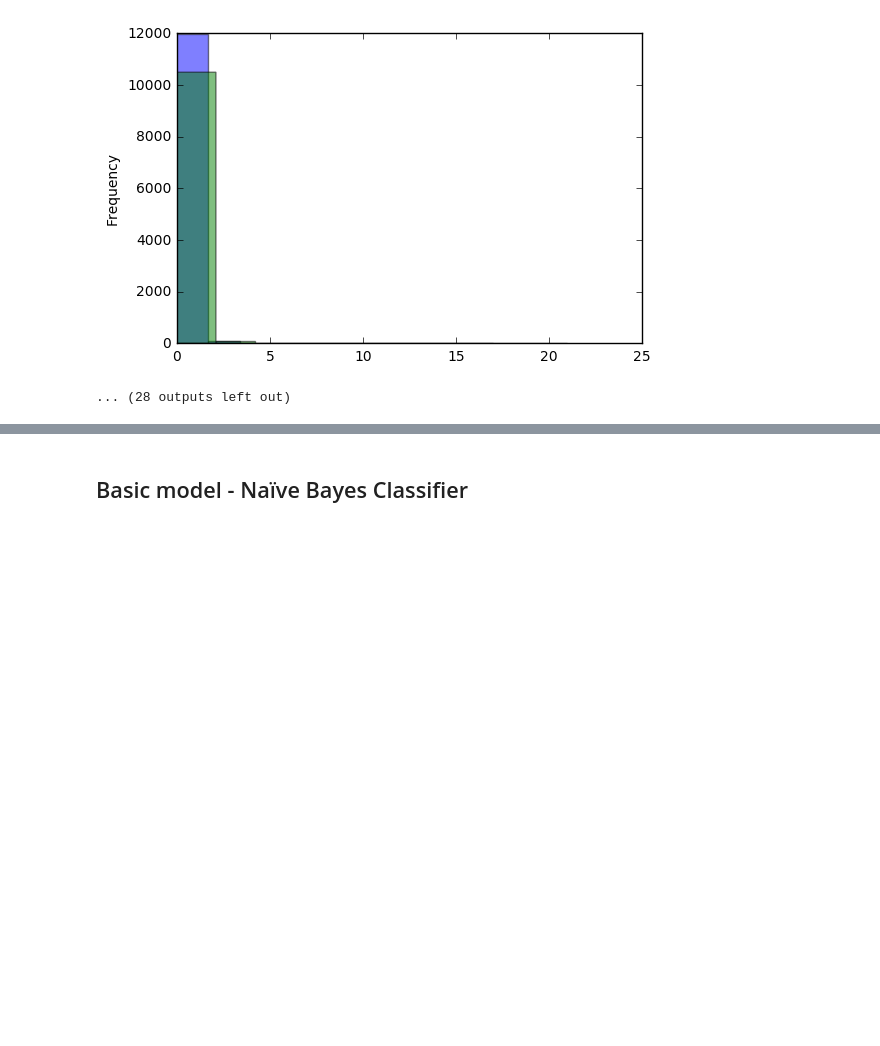
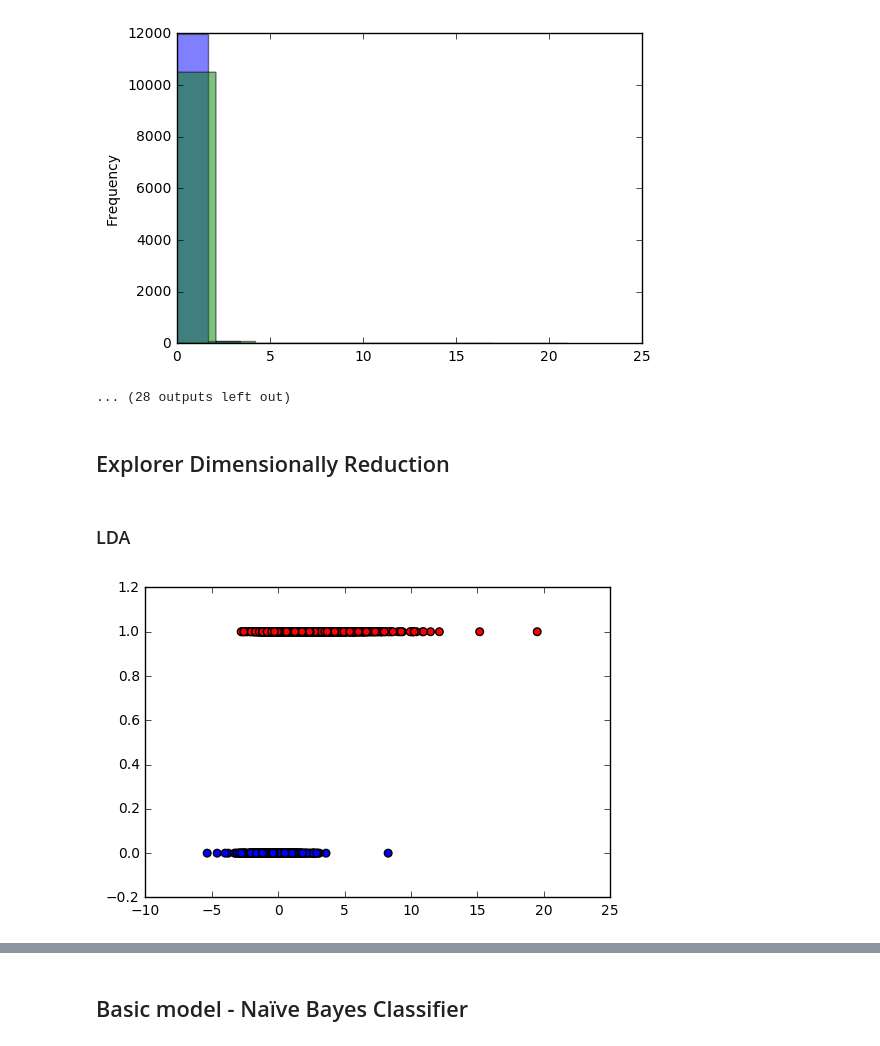
Before and after one commit to eeddaann/data-mining-project, a Jupyter notebook: Untitled.ipynb, the cells around one changed output, grey strips where cells are left out. Cells and saved outputs as stored; diff of their text form; code cells hidden in the pictures; blank space fills up the shorter version.

Commit message:
Add Explorer Dimensionally Reduction

```diff
--- a/Untitled.ipynb
+++ b/Untitled.ipynb
@@ -94,3 +130,16 @@ Class_6  0.183583  0.771583
 [figure]
 [figure]
 ... (28 outputs left out)
+# %% [markdown]
+## Explorer Dimensionally Reduction
+# %% [markdown]
+### LDA
+# %%
+from sklearn.discriminant_analysis import LinearDiscriminantAnalysis
+LDA = LinearDiscriminantAnalysis(n_components=2)
+LDA.fit(X, y)
+reduced_data = LDA.transform(X)
+plt.scatter(reduced_data[:, :], lables2floats(y), c=lables2floats(y), s=30, cmap = "bwr")
+plt.show()
+# %% [output]
+[figure, added]
```
Also changed, not shown: parts of 6 cells of this notebook.
